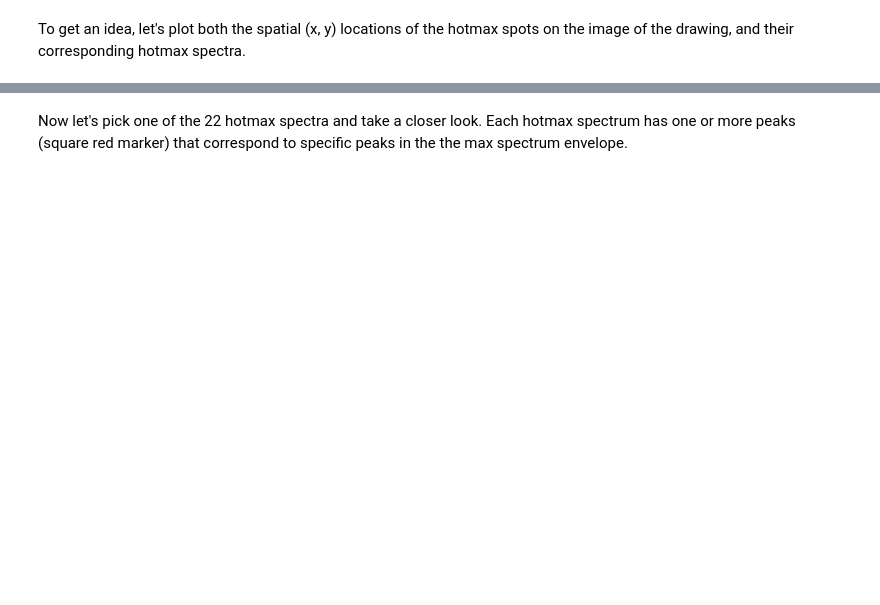
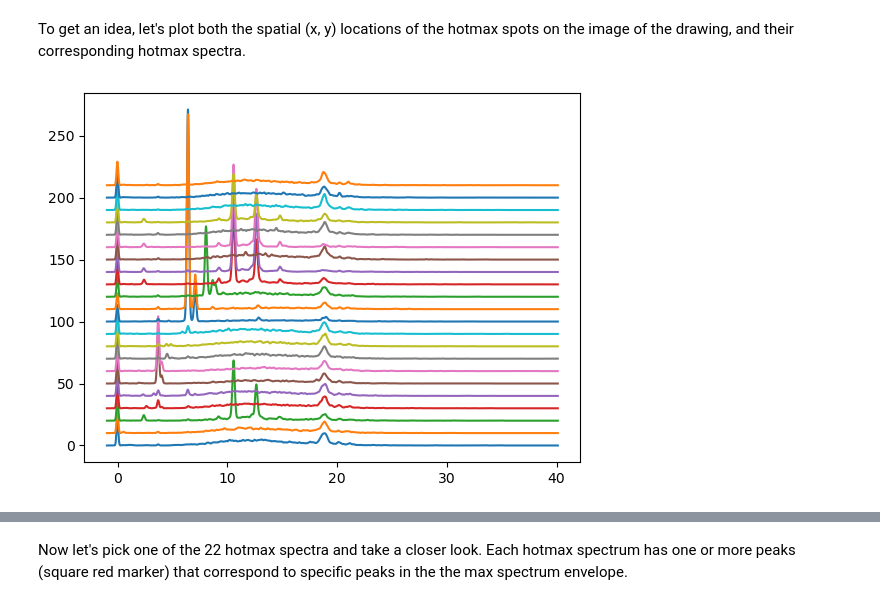
Before and after one commit to fligt/maxrf4u, a Jupyter notebook: notebooks/40_hotmax.ipynb, the cells around one changed output, grey strips where cells are left out. Saved outputs shown, nothing was run; the diff lists cells and outputs as text; code cells hidden in the pictures; blank space fills up the shorter version.

```diff
--- a/notebooks/40_hotmax.ipynb
+++ b/notebooks/40_hotmax.ipynb
@@ -83,6 +101,12 @@ To get an idea, let's plot both the spatial (x, y) locations of the hotmax spots
 #|code-fold: true
 import matplotlib.pyplot as plt
 from maxrf4u.peakmaps import _add_hotlines_ticklabels
+# %%
+fig, ax = plt.subplots()
+for i, s in enumerate(hotmax_spectra):
+    ax.plot(x_keVs, s + 10*i)
+# %% [output]
+[figure, added]
 # %%
 #|code-fold: true
 
```
Also changed, not shown: parts of 7 cells of this notebook, 1 other file.
